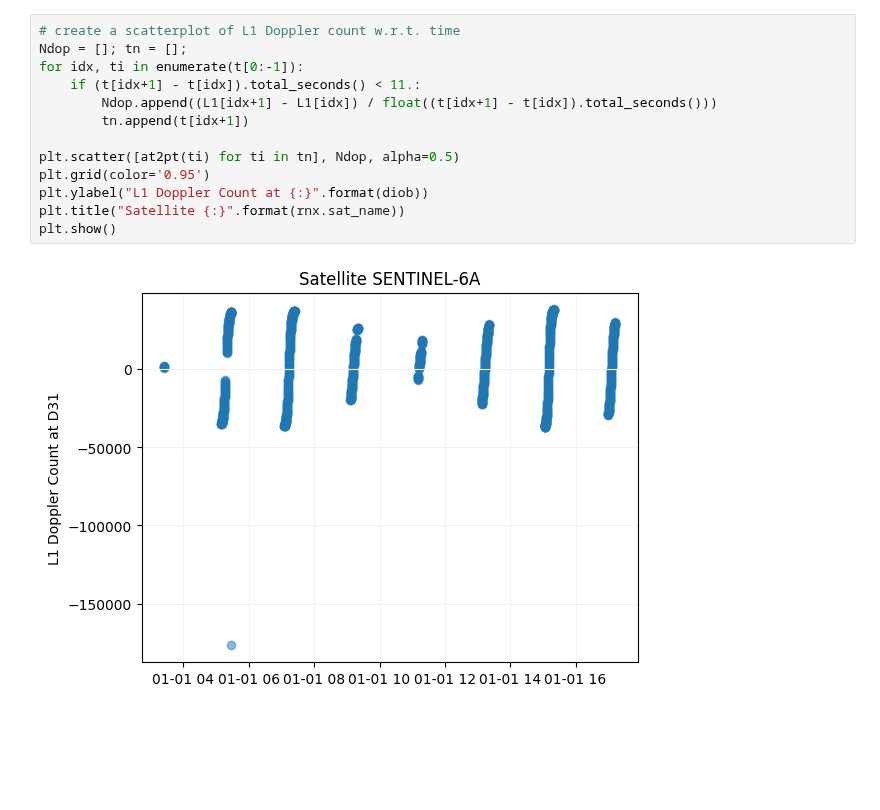
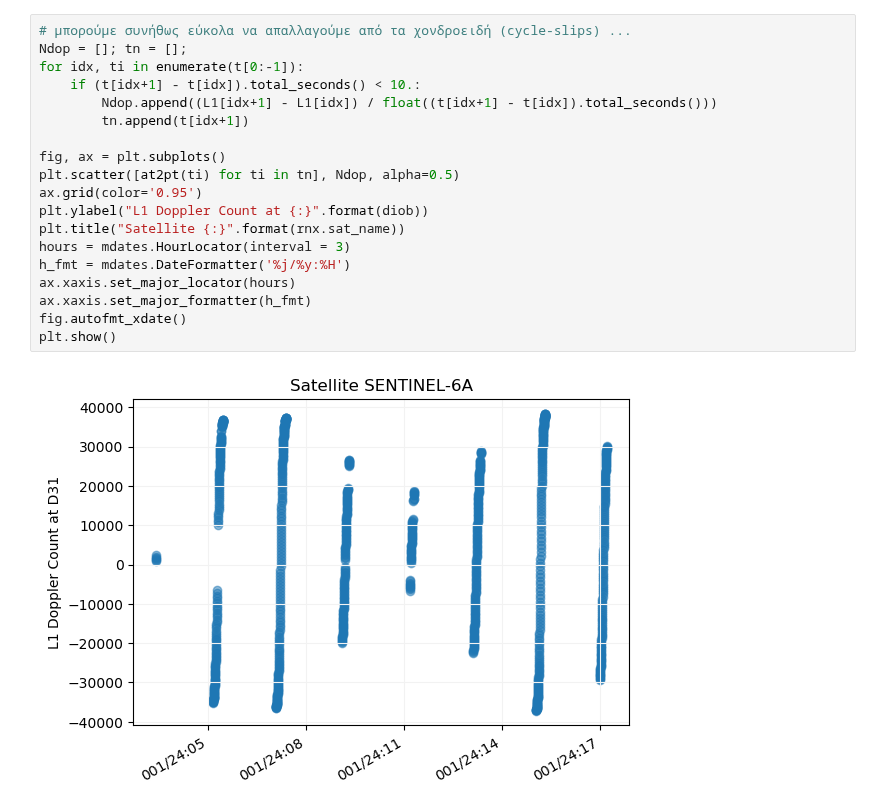
Before and after one commit to DSOlab/AcademicSoftware, a Jupyter notebook: JupiterLab/doris_ex2.ipynb, the cells around one changed output. Drawn from its saved outputs; the diff is of its cells as text; blank space fills up the shorter version.

```diff
--- a/JupiterLab/doris_ex2.ipynb
+++ b/JupiterLab/doris_ex2.ipynb
@@ -70,15 +86,21 @@ plt.show()
 # %%
-# create a scatterplot of L1 Doppler count w.r.t. time
+# μπορούμε συνήθως εύκολα να απαλλαγούμε από τα χονδροειδή (cycle-slips) ...
 Ndop = []; tn = [];
 for idx, ti in enumerate(t[0:-1]):
-    if (t[idx+1] - t[idx]).total_seconds() < 11.:
+    if (t[idx+1] - t[idx]).total_seconds() < 10.:
         Ndop.append((L1[idx+1] - L1[idx]) / float((t[idx+1] - t[idx]).total_seconds()))
         tn.append(t[idx+1])
 
+fig, ax = plt.subplots()
 plt.scatter([at2pt(ti) for ti in tn], Ndop, alpha=0.5)
-plt.grid(color='0.95')
+ax.grid(color='0.95')
 plt.ylabel("L1 Doppler Count at {:}".format(diob))
 plt.title("Satellite {:}".format(rnx.sat_name))
+hours = mdates.HourLocator(interval = 3)
+h_fmt = mdates.DateFormatter('%j/%y:%H')
+ax.xaxis.set_major_locator(hours)
+ax.xaxis.set_major_formatter(h_fmt)
+fig.autofmt_xdate()
 plt.show()
 # %% [output]
-[figure, old version]
+[figure, new version]
```
Also changed, not shown: parts of 25 cells of this notebook, 5 other files.
